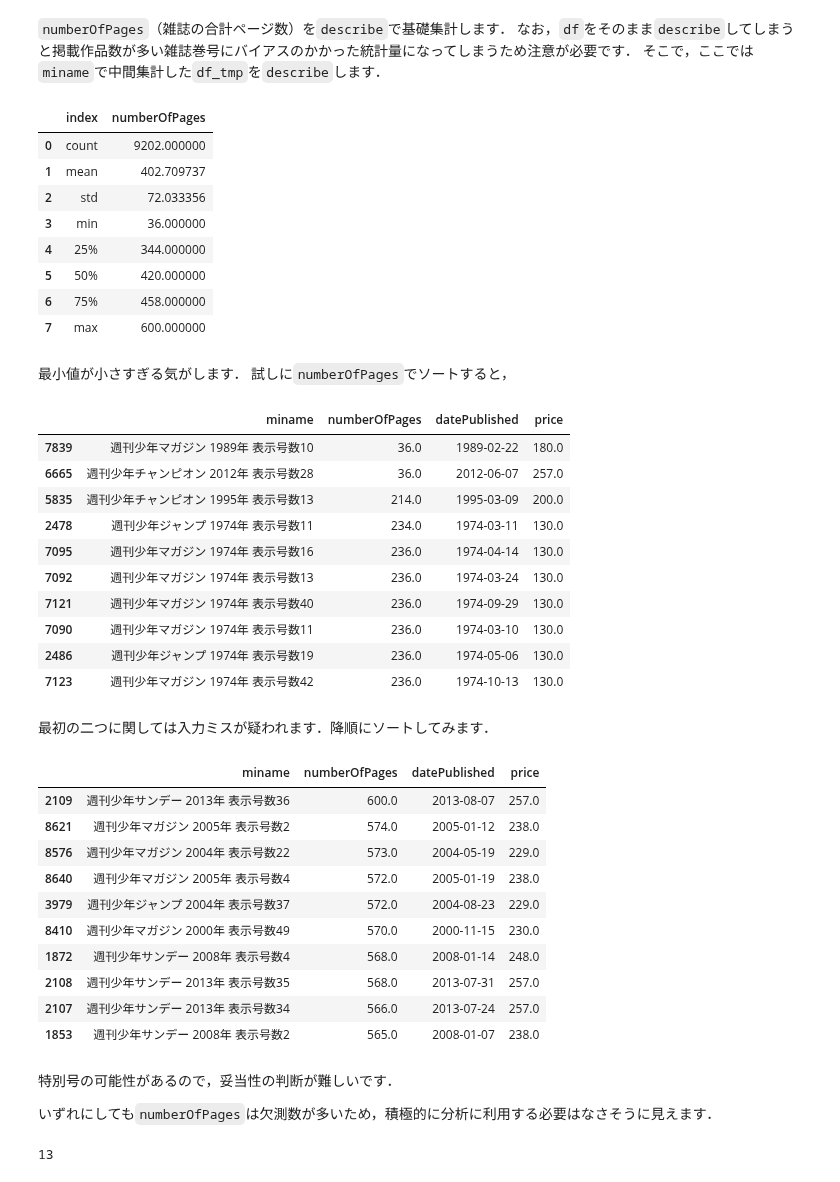
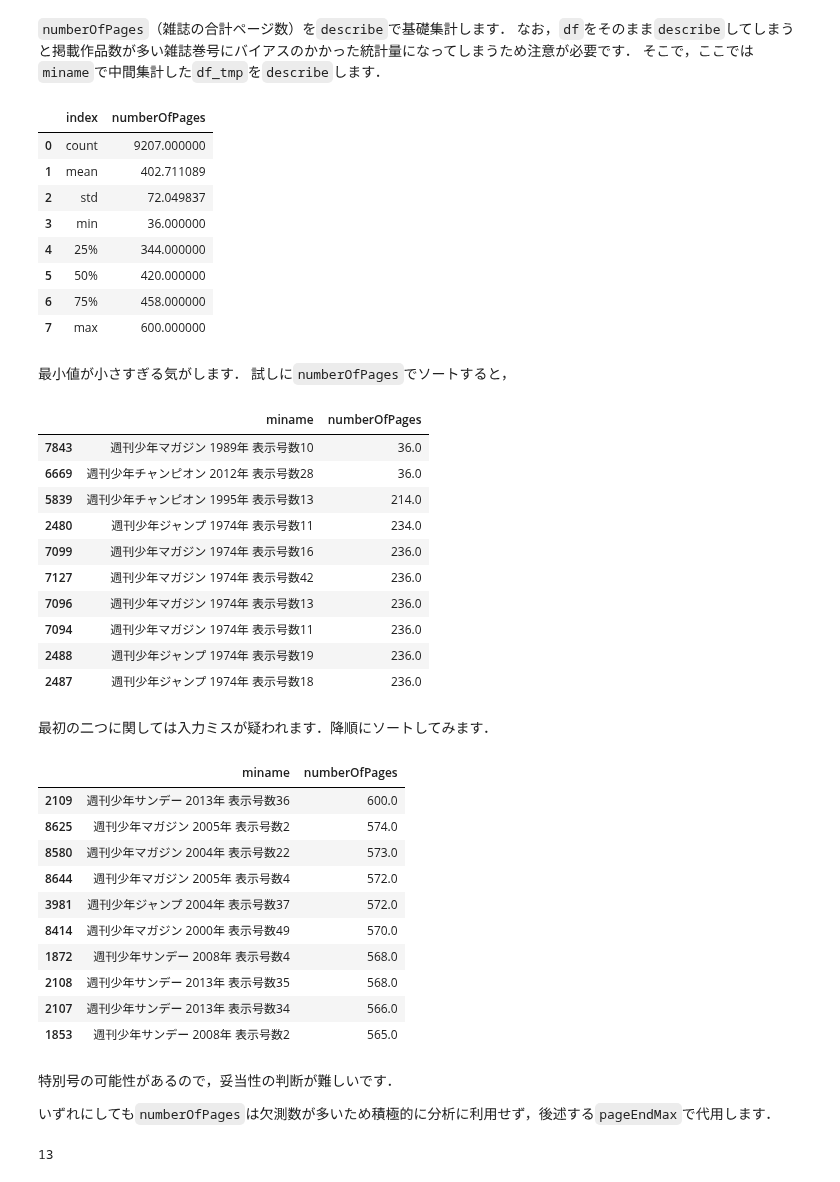
Before and after one commit to kakeami/viz-madb, a Jupyter notebook: book/_build/jupyter_execute/eda/eda.ipynb, the cells around one changed output. Drawn from its saved outputs; the diff is of its cells as text; code cells hidden in the pictures.

```diff
--- a/book/_build/jupyter_execute/eda/eda.ipynb
+++ b/book/_build/jupyter_execute/eda/eda.ipynb
@@ -11,7 +11,7 @@ import warnings
 warnings.filterwarnings('ignore')
 # %%
 # 前処理の結果，以下に分析対象ファイルが格納されていることを想定
-PATH_DATA = '../../data/preprocess/out/magazines.csv'
+PATH_DATA = '../../data/preprocess/out/episodes.csv'
 # %%
 df = pd.read_csv(PATH_DATA)
 # %% [markdown]
@@ -418,14 +345,13 @@ df_tmp['pages'].describe().reset_index()
 そこで，ここでは`miname`で中間集計した`df_tmp`を`describe`します．
 # %%
 df_tmp = df.groupby('miname')[
-    ['numberOfPages', 'datePublished', 'price']].\
-    first().reset_index()
+    ['numberOfPages']].first().reset_index()
 df_tmp['numberOfPages'].describe().reset_index()
 # %% [output]
 |  | index | numberOfPages |
-| 0 | count | 9202.000000 |
-| 1 | mean | 402.709737 |
-| 2 | std | 72.033356 |
+| 0 | count | 9207.000000 |
+| 1 | mean | 402.711089 |
+| 2 | std | 72.049837 |
 | 3 | min | 36.000000 |
 | 4 | 25% | 344.000000 |
 | 5 | 50% | 420.000000 |
@@ -437,37 +363,37 @@ df_tmp['numberOfPages'].describe().reset_index()
 # %%
 df_tmp.sort_values('numberOfPages').head(10)
 # %% [output]
-|  | miname | numberOfPages | datePublished | price |
-| 7839 | 週刊少年マガジン 1989年 表示号数10 | 36.0 | 1989-02-22 | 180.0 |
-| 6665 | 週刊少年チャンピオン 2012年 表示号数28 | 36.0 | 2012-06-07 | 257.0 |
-| 5835 | 週刊少年チャンピオン 1995年 表示号数13 | 214.0 | 1995-03-09 | 200.0 |
-| 2478 | 週刊少年ジャンプ 1974年 表示号数11 | 234.0 | 1974-03-11 | 130.0 |
-| 7095 | 週刊少年マガジン 1974年 表示号数16 | 236.0 | 1974-04-14 | 130.0 |
-| 7092 | 週刊少年マガジン 1974年 表示号数13 | 236.0 | 1974-03-24 | 130.0 |
-| 7121 | 週刊少年マガジン 1974年 表示号数40 | 236.0 | 1974-09-29 | 130.0 |
-| 7090 | 週刊少年マガジン 1974年 表示号数11 | 236.0 | 1974-03-10 | 130.0 |
-| 2486 | 週刊少年ジャンプ 1974年 表示号数19 | 236.0 | 1974-05-06 | 130.0 |
-| 7123 | 週刊少年マガジン 1974年 表示号数42 | 236.0 | 1974-10-13 | 130.0 |
+|  | miname | numberOfPages |
+| 7843 | 週刊少年マガジン 1989年 表示号数10 | 36.0 |
+| 6669 | 週刊少年チャンピオン 2012年 表示号数28 | 36.0 |
+| 5839 | 週刊少年チャンピオン 1995年 表示号数13 | 214.0 |
+| 2480 | 週刊少年ジャンプ 1974年 表示号数11 | 234.0 |
+| 7099 | 週刊少年マガジン 1974年 表示号数16 | 236.0 |
+| 7127 | 週刊少年マガジン 1974年 表示号数42 | 236.0 |
+| 7096 | 週刊少年マガジン 1974年 表示号数13 | 236.0 |
+| 7094 | 週刊少年マガジン 1974年 表示号数11 | 236.0 |
+| 2488 | 週刊少年ジャンプ 1974年 表示号数19 | 236.0 |
+| 2487 | 週刊少年ジャンプ 1974年 表示号数18 | 236.0 |
 # %% [markdown]
 最初の二つに関しては入力ミスが疑われます．降順にソートしてみます．
 # %%
 df_tmp.sort_values('numberOfPages', ascending=False).head(10)
 # %% [output]
-|  | miname | numberOfPages | datePublished | price |
-| 2109 | 週刊少年サンデー 2013年 表示号数36 | 600.0 | 2013-08-07 | 257.0 |
-| 8621 | 週刊少年マガジン 2005年 表示号数2 | 574.0 | 2005-01-12 | 238.0 |
-| 8576 | 週刊少年マガジン 2004年 表示号数22 | 573.0 | 2004-05-19 | 229.0 |
-| 8640 | 週刊少年マガジン 2005年 表示号数4 | 572.0 | 2005-01-19 | 238.0 |
-| 3979 | 週刊少年ジャンプ 2004年 表示号数37 | 572.0 | 2004-08-23 | 229.0 |
-| 8410 | 週刊少年マガジン 2000年 表示号数49 | 570.0 | 2000-11-15 | 230.0 |
-| 1872 | 週刊少年サンデー 2008年 表示号数4 | 568.0 | 2008-01-14 | 248.0 |
-| 2108 | 週刊少年サンデー 2013年 表示号数35 | 568.0 | 2013-07-31 | 257.0 |
-| 2107 | 週刊少年サンデー 2013年 表示号数34 | 566.0 | 2013-07-24 | 257.0 |
-| 1853 | 週刊少年サンデー 2008年 表示号数2 | 565.0 | 2008-01-07 | 238.0 |
+|  | miname | numberOfPages |
+| 2109 | 週刊少年サンデー 2013年 表示号数36 | 600.0 |
+| 8625 | 週刊少年マガジン 2005年 表示号数2 | 574.0 |
+| 8580 | 週刊少年マガジン 2004年 表示号数22 | 573.0 |
+| 8644 | 週刊少年マガジン 2005年 表示号数4 | 572.0 |
+| 3981 | 週刊少年ジャンプ 2004年 表示号数37 | 572.0 |
+| 8414 | 週刊少年マガジン 2000年 表示号数49 | 570.0 |
+| 1872 | 週刊少年サンデー 2008年 表示号数4 | 568.0 |
+| 2108 | 週刊少年サンデー 2013年 表示号数35 | 568.0 |
+| 2107 | 週刊少年サンデー 2013年 表示号数34 | 566.0 |
+| 1853 | 週刊少年サンデー 2008年 表示号数2 | 565.0 |
 # %% [markdown]
 特別号の可能性があるので，妥当性の判断が難しいです．
 
-いずれにしても`numberOfPages`は欠測数が多いため，積極的に分析に利用する必要はなさそうに見えます．
+いずれにしても`numberOfPages`は欠測数が多いため積極的に分析に利用せず，後述する`pageEndMax`で代用します．
 # %%
 df_tmp['numberOfPages'].isna().sum()
 # %% [output]
```
Also changed, not shown: parts of 50 cells of this notebook, 10 other files.
